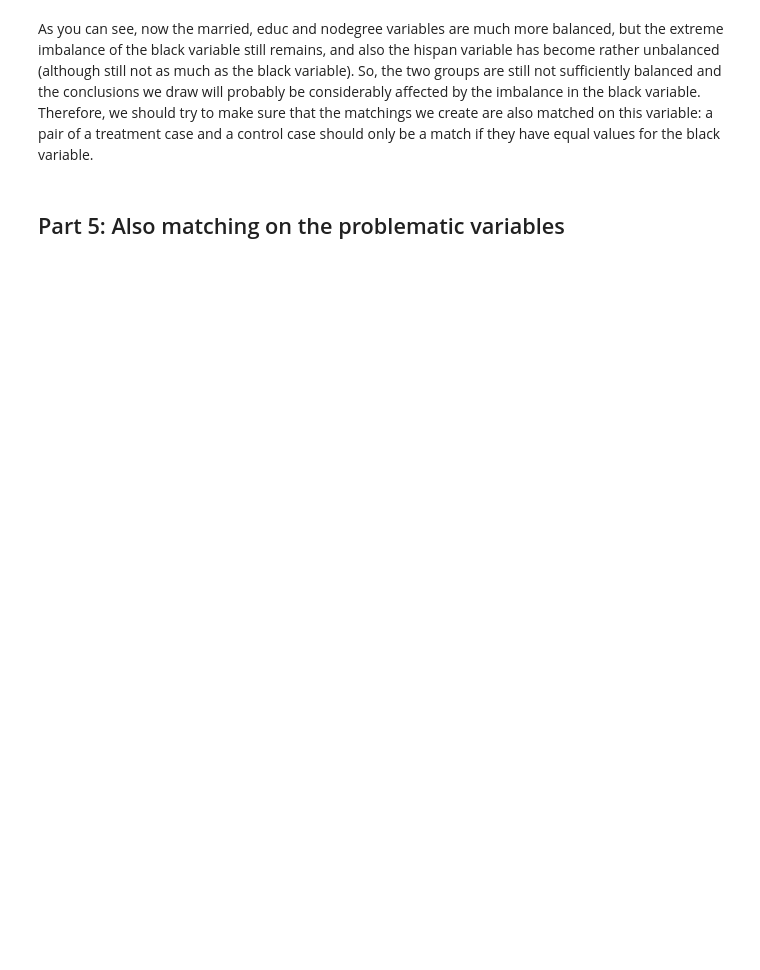
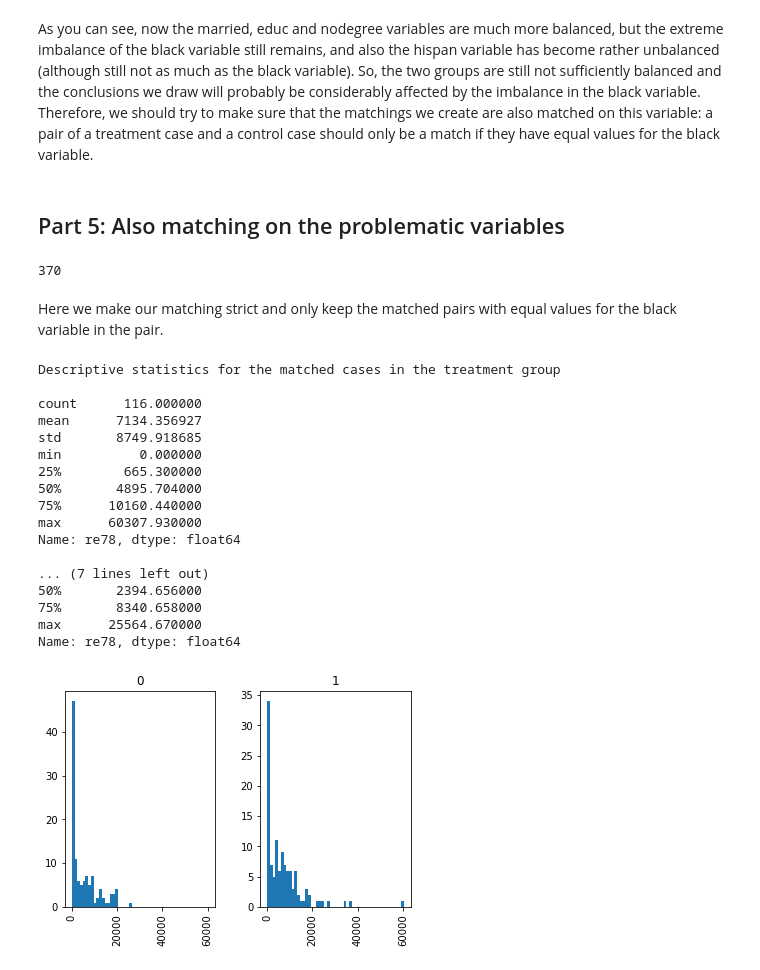
Before and after one commit to odorgergo/ada-rag, a Jupyter notebook: HW4/Q1.ipynb, the cells around one changed output. Drawn from its saved outputs; the diff is of its cells as text; code cells hidden in the pictures; blank space fills up the shorter version.

```diff
--- a/HW4/Q1.ipynb
+++ b/HW4/Q1.ipynb
@@ -60,0 +34,7 @@ Name: re78, dtype: float64
+# %%
+def describe_treatment_control(df, col_name):
+    print('Descriptive statistics for the matched cases in the treatment group\n')
+    print(df[df.treat==1][col_name].describe())
+
+    print('\n\nDescriptive statistics for the matched cases in the control group')
+    print(df[df.treat==0][col_name].describe())
@@ -298,3 +299,56 @@ for column_name in matched_df_1.columns:
 As you can see, now the married, educ and nodegree variables are much more balanced, but the extreme imbalance of the black variable still remains, and also the hispan variable has become rather unbalanced (although still not as much as the black variable). So, the two groups are still not sufficiently balanced and the conclusions we draw will probably be considerably affected by the imbalance in the black variable. Therefore, we should try to make sure that the matchings we create are also matched on this variable: a pair of a treatment case and a control case should only be a match if they have equal values for the black variable.
 # %% [markdown]
 ## Part 5: Also matching on the problematic variables
+# %%
+treatment_black = df_full.black.values[Y == 1]
+control_black = df_full.black.values[Y == 0]
+
+g = nx.Graph()
+g.add_nodes_from(treatment_ids, bipartite=1)
+g.add_nodes_from(control_ids, bipartite=0)
+edge_list = []
+for t_index in range(len(treatment_ids)):
+    for c_index in range(len(control_ids)):
+        edge_list.append((treatment_ids[t_index], control_ids[c_index], -abs(treatment_prop_scores[t_index] - control_prop_scores[c_index]) - 1e10 * abs(treatment_black[t_index] - control_black[c_index])))
+
+g.add_weighted_edges_from(edge_list)
+matching_result = nx.max_weight_matching(g, maxcardinality=True)
+# %%
+len(matching_result)
+# %% [output]
+370
+# %% [markdown]
+Here we make our matching strict and only keep the matched pairs with equal values for the black variable in the pair.
+# %%
+count = 0
+strictly_matched = {}
+for k in matching_result:
+    b1 = df_full[df_full.id == k].black.values[0]
+    b0 = df_full[df_full.id == matching_result[k]].black.values[0]
+    if (b1 == b0):
+        strictly_matched[k] = matching_result[k]
+# %%
+matched_df_2 = df_full[df_full.id.isin(strictly_matched)]
+# %%
+matched_df_2.hist(column='re78', by = 'treat', range=[0, matched_df_2.re78.max()], bins = 50)
+
+describe_treatment_control(matched_df_2, 're78')
+# %% [output]
+Descriptive statistics for the matched cases in the treatment group
+
+count      116.000000
+mean      7134.356927
+std       8749.918685
+min          0.000000
+25%        665.300000
+50%       4895.704000
+75%      10160.440000
+max      60307.930000
+Name: re78, dtype: float64
+
+... (7 lines left out)
+50%       2394.656000
+75%       8340.658000
+max      25564.670000
+Name: re78, dtype: float64
+[figure, added]
```
Also changed, not shown: parts of 17 cells of this notebook.
